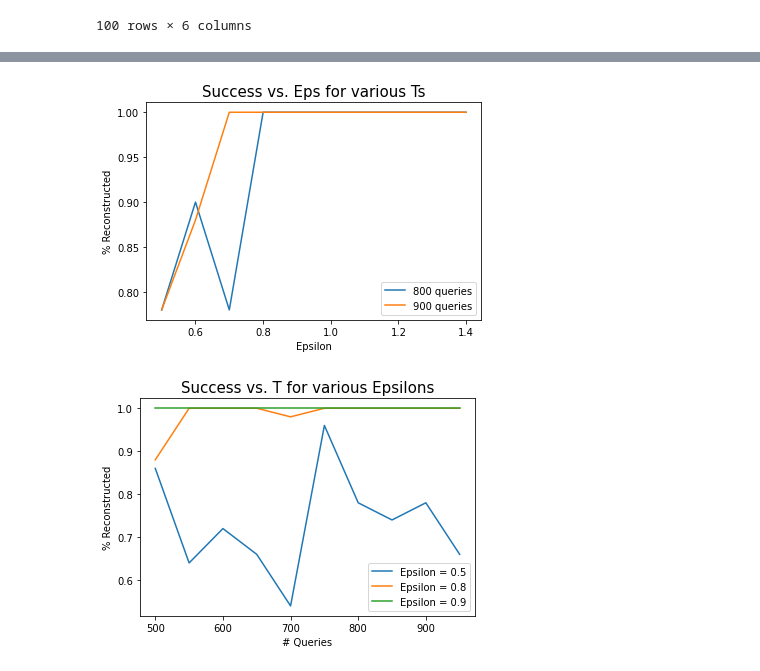
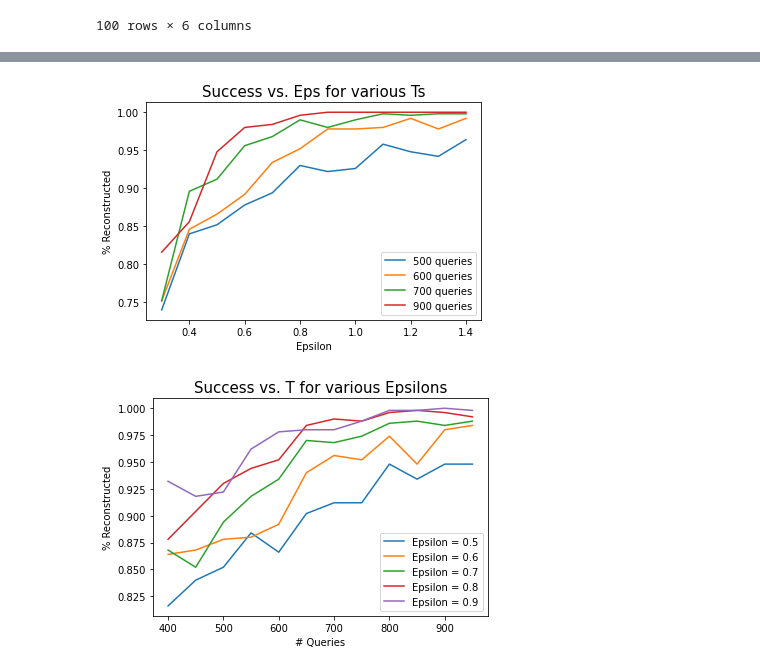
Before and after one commit to mgul999/cs226finalproject, a Jupyter notebook: experiments.ipynb, the cells around one changed output, grey strips where cells are left out. Cells and saved outputs as stored; diff of their text form; code cells hidden in the pictures.

```diff
--- a/experiments.ipynb
+++ b/experiments.ipynb
@@ -148,11 +148,11 @@ plot_3d_eps_t(dinur_nissim_laplace, title="Test Plot 1")
 # %%
-plot_eps_multiple_t(dinur_nissim_laplace, ts = [800, 900])
+plot_eps_multiple_t(dinur_nissim_laplace, ts = [500, 600, 700, 900])
 # %% [output]
-[figure, old version]
+[figure, new version]
 # %%
-plot_t_multiple_eps(dinur_nissim_laplace, epss=[.5, .8, .9])
+plot_t_multiple_eps(dinur_nissim_laplace, epss=[.5, .6, .7, .8, .9])
 # %% [output]
-[figure, old version]
+[figure, new version]
 # %%
 # Be sure to only run this on one fixed number of queries
 recon_accuracy_tradeoff(dinur_nissim_laplace[dinur_nissim_laplace.num_queries == 700])
```
Also changed, not shown: parts of 5 cells of this notebook, 4 other files.
